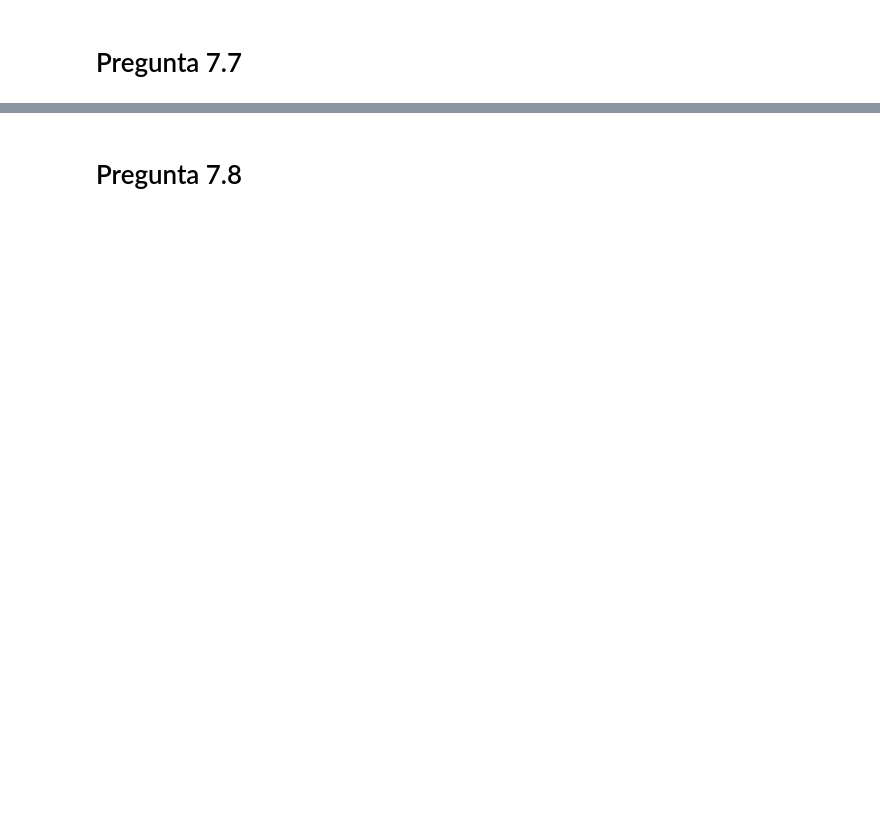
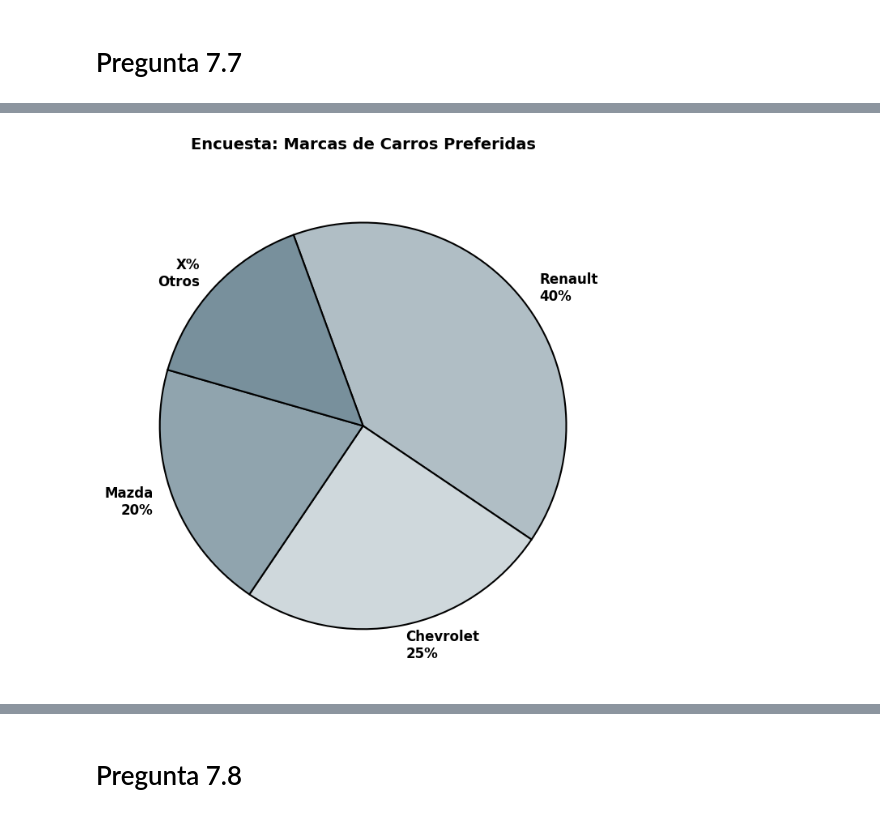
Before and after one commit to marco-canas/camino-udea, a Jupyter notebook: 4_esquemas_proporcionalidad/clase_07_interpretacion_de_porcentajes/clase_7_interpretacion_de_porcentajes.ipynb, the cells around one changed output, grey strips where cells are left out. Cells and saved outputs as stored; diff of their text form; code cells hidden in the pictures; blank space fills up the shorter version.

```diff
--- a/4_esquemas_proporcionalidad/clase_07_interpretacion_de_porcentajes/clase_7_interpretacion_de_porcentajes.ipynb
+++ b/4_esquemas_proporcionalidad/clase_07_interpretacion_de_porcentajes/clase_7_interpretacion_de_porcentajes.ipynb
@@ -1137,0 +1032,80 @@ La respuesta correcta es **(b) 75**.
+# %%
+import matplotlib.pyplot as plt
+import numpy as np
+import pandas as pd
+import sympy as sp
+
+# ==========================================
+# 1. CÁLCULO ANALÍTICO CON SYMPY
+# ==========================================
+print("--- Análisis Algebraico con SymPy ---")
+
+# Definimos variables simbólicas
+X = sp.Symbol('X') # Porcentaje de 'Otros'
+N = sp.Symbol('N') # Total de encuestados
+
+# Paso 1: Hallar X sabiendo que la suma es 100%
+eq_porcentaje = sp.Eq(40 + 25 + 20 + X, 100)
+porcentaje_otros = sp.solve(eq_porcentaje, X)[0]
+
+# Paso 2: Hallar el Universo Total (N) partiendo de que 40% de N = 200 personas
+eq_total = sp.Eq(sp.Rational(40, 100) * N, 200)
+total_encuestados = sp.solve(eq_total, N)[0]
+
+# Paso 3: Calcular las personas en la categoría 'Otros'
+personas_otros = sp.Rational(porcentaje_otros, 100) * total_encuestados
+
+print(f"Porcentaje de 'Otros' (X): {porcentaje_otros}%")
+print(f"Total de personas encuestadas: {total_encuestados}")
+print(f"Personas que NO prefieren Renault, Mazda ni Chevrolet: {personas_otros}")
+
+
+# ==========================================
+# 2. TABLA ESTRUCTURADA CON PANDAS
+# ==========================================
+print("\n--- Distribución Poblacional con Pandas ---")
+
+# Definimos los porcentajes de cada categoría
+marcas = ["Renault", "Chevrolet", "Mazda", "Otros"]
+porcentajes = [40.0, 25.0, 20.0, float(porcentaje_otros)]
+
+# Calculamos de manera vectorial el número real de personas con NumPy
+total_N = float(total_encuestados)
+cantidades = np.array(porcentajes) / 100.0 * total_N
+
+df = pd.DataFrame({
+    "Marca de Carro": marcas,
+    "Porcentaje (%)": porcentajes,
+    "Número de Personas": cantidades.astype(int)
+})
+print(df.to_string(index=False))
+
+
+# ==========================================
+# 3. SCRIPT DEL DIAGRAMA DE SECTORES (MATPLOTLIB)
+# ==========================================
+# Configuración del gráfico circular idéntico al enunciado
+plt.figure(figsize=(7, 7))
+
+labels = [f'{m}\n{p:.0f}%' if m != "Otros" else f'X%\n{m}' for m, p in zip(marcas, porcentajes)]
+colors = ['#b0bec5', '#cfd8dc', '#90a4ae', '#78909c'] # Paleta de grises monocromática tipo examen
+
+# Trazado del gráfico de pastel (Pie chart)
+wedges, texts = plt.pie(
+    porcentajes,
+    labels=labels,
+    colors=colors,
+    startangle=110,
+    counterclock=False, # Dirección de las manecillas del reloj para semejar el orden visual
+    wedgeprops={'edgecolor': 'black', 'linewidth': 1.5}
+)
+
+# Estilizar textos del gráfico
+for text in texts:
+    text.set_fontsize(12)
+    text.set_weight('bold')
+
+plt.title("Encuesta: Marcas de Carros Preferidas", fontsize=14, weight='bold', pad=20)
+plt.tight_layout()
+plt.show()
+# %% [output]
@@ -1137,0 +1123 @@ La respuesta correcta es **(b) 75**.
+[figure, added]
```
Also changed, not shown: parts of 41 cells of this notebook, 6 other files.
